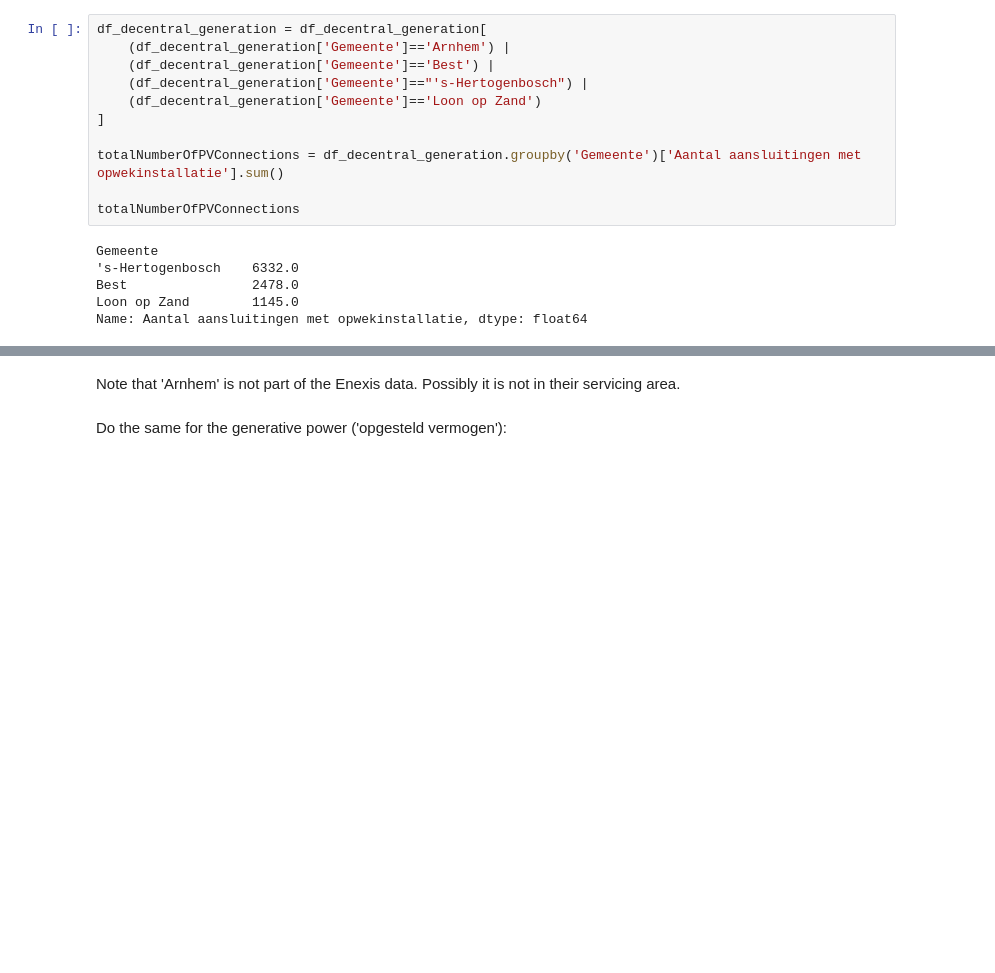
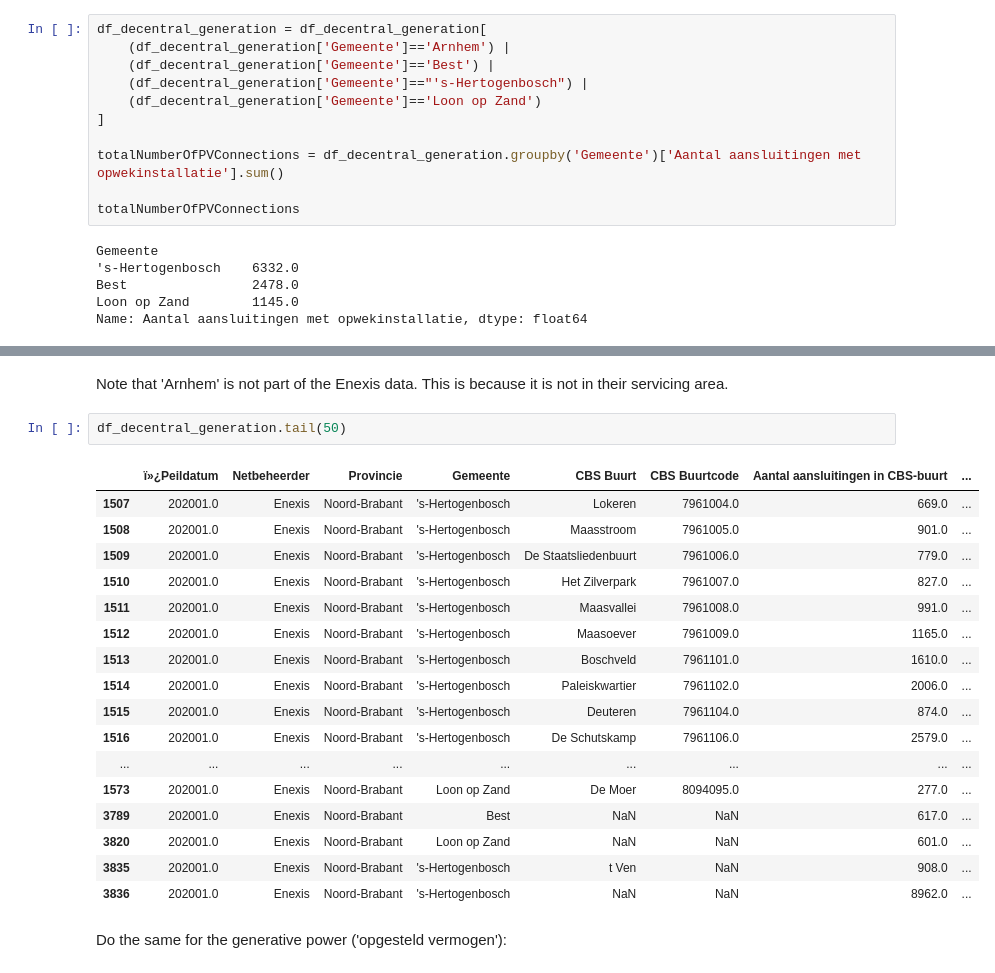
Before and after one commit to expert-solutions/Enexis-case-study, a Jupyter notebook: Data understanding/Data understanding 03 - CBS installed pV.ipynb, the cells around one changed output, grey strips where cells are left out. Cells and saved outputs as stored; diff of their text form; blank space fills up the shorter version.

```diff
--- a/Data understanding/Data understanding 03 - CBS installed pV.ipynb
+++ b/Data understanding/Data understanding 03 - CBS installed pV.ipynb
@@ -160,5 +124,25 @@ Name: Aantal aansluitingen met opwekinstallatie, dtype: float64
 # %% [markdown]
-Note that 'Arnhem' is not part of the Enexis data. Possibly it is not in their servicing area.
+Note that 'Arnhem' is not part of the Enexis data. This is because it is not in their servicing area.
+# %%
+df_decentral_generation.tail(50)
+# %% [output]
+|  | ï»¿Peildatum | Netbeheerder | Provincie | Gemeente | CBS Buurt | CBS Buurtcode | Aantal aansluitingen in CBS-buurt | ... |
+| 1507 | 202001.0 | Enexis | Noord-Brabant | 's-Hertogenbosch | Lokeren | 7961004.0 | 669.0 | ... |
+| 1508 | 202001.0 | Enexis | Noord-Brabant | 's-Hertogenbosch | Maasstroom | 7961005.0 | 901.0 | ... |
+| 1509 | 202001.0 | Enexis | Noord-Brabant | 's-Hertogenbosch | De Staatsliedenbuurt | 7961006.0 | 779.0 | ... |
+| 1510 | 202001.0 | Enexis | Noord-Brabant | 's-Hertogenbosch | Het Zilverpark | 7961007.0 | 827.0 | ... |
+| 1511 | 202001.0 | Enexis | Noord-Brabant | 's-Hertogenbosch | Maasvallei | 7961008.0 | 991.0 | ... |
+| 1512 | 202001.0 | Enexis | Noord-Brabant | 's-Hertogenbosch | Maasoever | 7961009.0 | 1165.0 | ... |
+| 1513 | 202001.0 | Enexis | Noord-Brabant | 's-Hertogenbosch | Boschveld | 7961101.0 | 1610.0 | ... |
+| 1514 | 202001.0 | Enexis | Noord-Brabant | 's-Hertogenbosch | Paleiskwartier | 7961102.0 | 2006.0 | ... |
+| 1515 | 202001.0 | Enexis | Noord-Brabant | 's-Hertogenbosch | Deuteren | 7961104.0 | 874.0 | ... |
+| 1516 | 202001.0 | Enexis | Noord-Brabant | 's-Hertogenbosch | De Schutskamp | 7961106.0 | 2579.0 | ... |
+| ... | ... | ... | ... | ... | ... | ... | ... | ... |
+| 1573 | 202001.0 | Enexis | Noord-Brabant | Loon op Zand | De Moer | 8094095.0 | 277.0 | ... |
+| 3789 | 202001.0 | Enexis | Noord-Brabant | Best | NaN | NaN | 617.0 | ... |
+| 3820 | 202001.0 | Enexis | Noord-Brabant | Loon op Zand | NaN | NaN | 601.0 | ... |
+| 3835 | 202001.0 | Enexis | Noord-Brabant | 's-Hertogenbosch | t Ven | NaN | 908.0 | ... |
+| 3836 | 202001.0 | Enexis | Noord-Brabant | 's-Hertogenbosch | NaN | NaN | 8962.0 | ... |
 # %% [markdown]
 Do the same for the generative power ('opgesteld vermogen'):
 # %%
```
Also changed, not shown: parts of 14 cells of this notebook.
